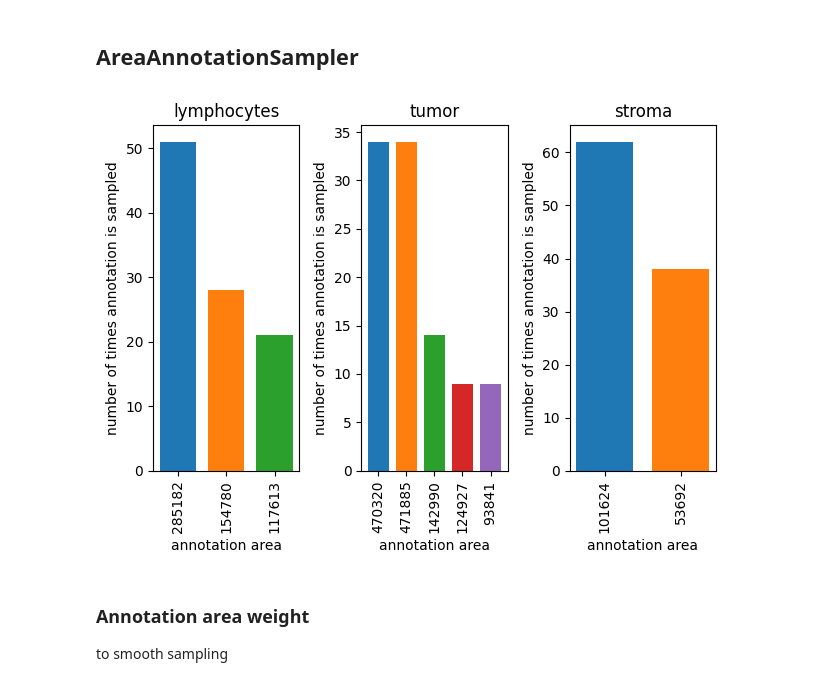
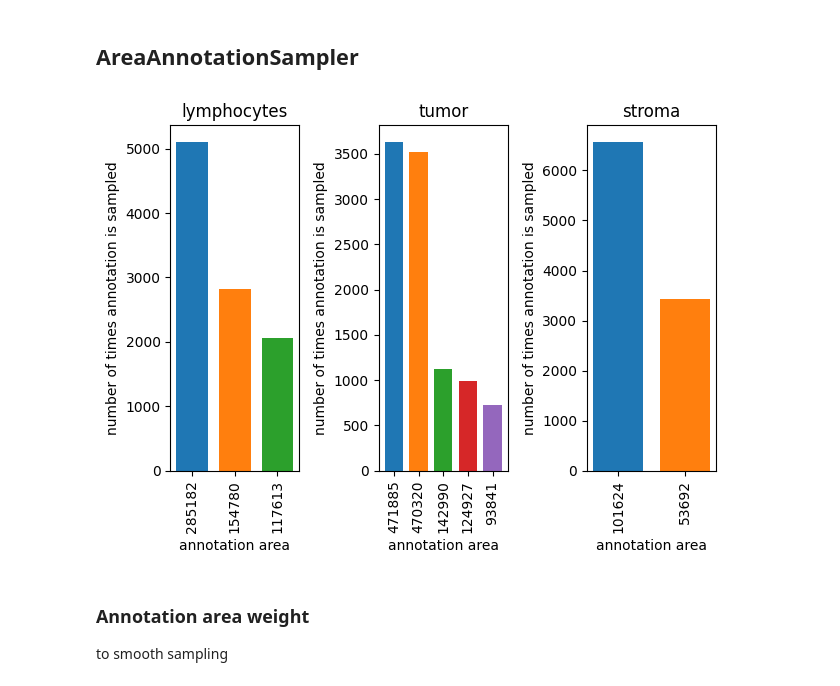
Before and after one commit to DIAGNijmegen/pathology-whole-slide-data, a Jupyter notebook: docs/source/userguide/notebooks/components/annotationsampler.ipynb, the cells around one changed output. Cells and saved outputs as stored; diff of their text form; code cells hidden in the pictures.

```diff
--- a/docs/source/userguide/notebooks/components/annotationsampler.ipynb
+++ b/docs/source/userguide/notebooks/components/annotationsampler.ipynb
@@ -61,25 +61,25 @@ stroma annotation index 0
 # %%
 annotation_sampler = AreaAnnotationSampler(counts_per_label=dataset.annotation_counts_per_label, dataset=dataset, seed=123)
 fig, axes = plt.subplots(1,3)
 for ax_idx, (label, counts) in enumerate(dataset.annotation_counts_per_label.items()):
     sampled_indexes = Counter()
-    for i in range(100):
+    for i in range(10000):
         annotation_index = next(annotation_sampler)(label)
         sampled_indexes[annotation_index] += 1
     areas = []
     for ax_size, (index,value) in enumerate(sampled_indexes.most_common()):
         sample_reference = dataset.sample_references[label][index]
         annotation = dataset.get_annotation_from_reference(sample_reference)
         axes[ax_idx].bar(0.1 + ax_size*0.2, value,  width=0.15, label=annotation.area)
         areas.append(annotation.area)
     axes[ax_idx].set_xticks([0.1+i*0.2 for i in range(len(areas))], areas, rotation='vertical')
     axes[ax_idx].set_title(f'{label}')
     axes[ax_idx].set_xlabel('annotation area')
     axes[ax_idx].set_ylabel('number of times annotation is sampled')
 plt.tight_layout()
 plt.show()
 # %% [output]
-[figure, old version]
+[figure, new version]
 # %% [markdown]
 ### Annotation area weight
 
```
Also changed, not shown: parts of 1 cell of this notebook.
